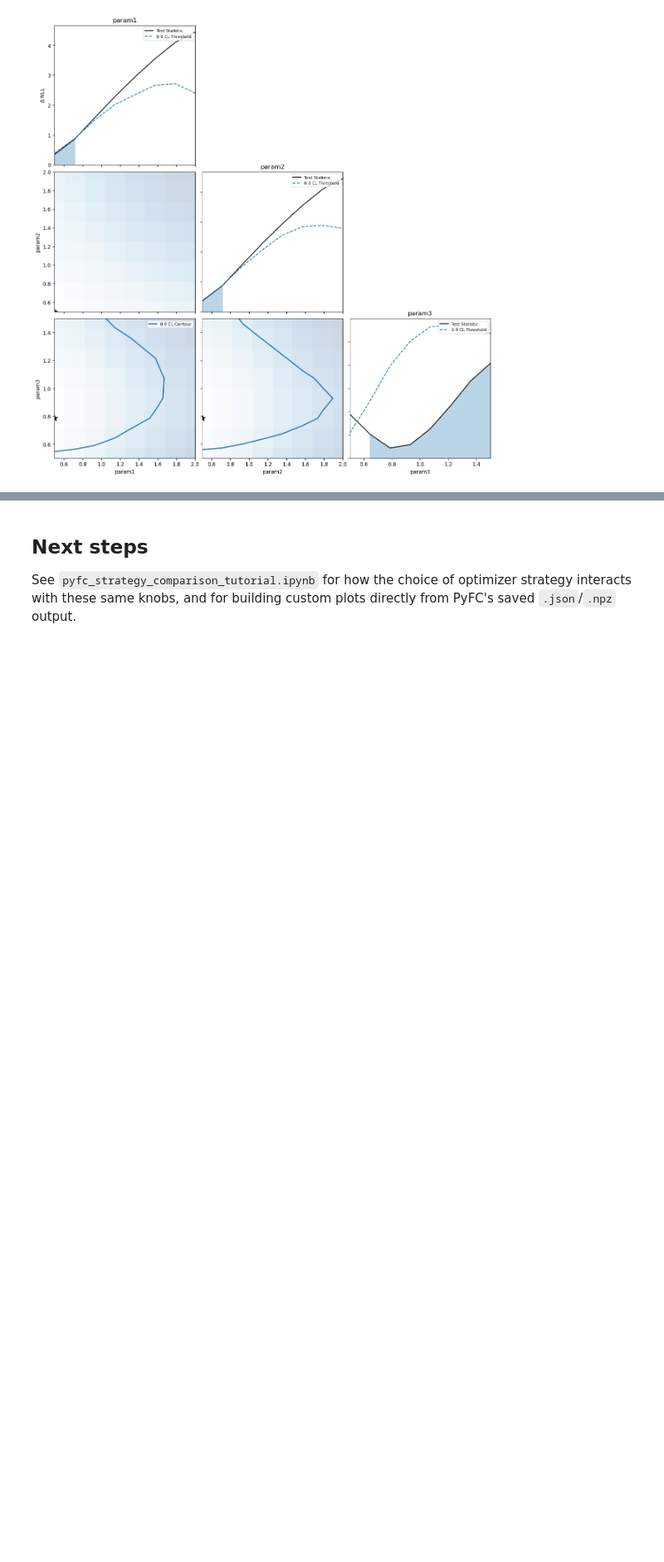
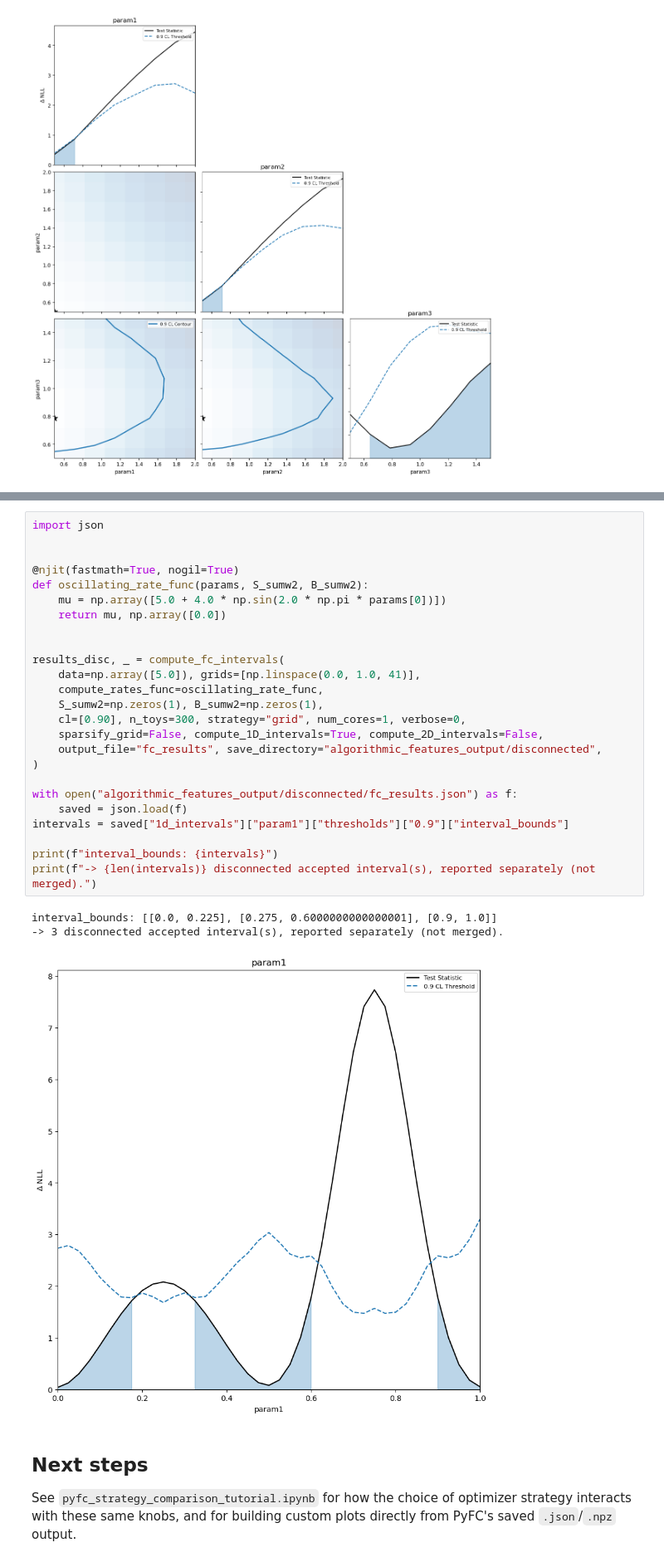
Before and after one commit to mbustama/FeldmanCousins, a Jupyter notebook: examples/pyfc_algorithmic_features_tutorial.ipynb, the cells around one changed output, grey strips where cells are left out. Shown at 83% size. Cells and saved outputs as stored; diff of their text form; blank space fills up the shorter version.

```diff
--- a/examples/pyfc_algorithmic_features_tutorial.ipynb
+++ b/examples/pyfc_algorithmic_features_tutorial.ipynb
@@ -216,3 +231,32 @@ correction than without it. Use a realistic n_toys for any conclusion you rely o
+# %%
+import json
+
+
+@njit(fastmath=True, nogil=True)
+def oscillating_rate_func(params, S_sumw2, B_sumw2):
+    mu = np.array([5.0 + 4.0 * np.sin(2.0 * np.pi * params[0])])
+    return mu, np.array([0.0])
+
+
+results_disc, _ = compute_fc_intervals(
+    data=np.array([5.0]), grids=[np.linspace(0.0, 1.0, 41)],
+    compute_rates_func=oscillating_rate_func,
+    S_sumw2=np.zeros(1), B_sumw2=np.zeros(1),
+    cl=[0.90], n_toys=300, strategy="grid", num_cores=1, verbose=0,
+    sparsify_grid=False, compute_1D_intervals=True, compute_2D_intervals=False,
+    output_file="fc_results", save_directory="algorithmic_features_output/disconnected",
+)
+
+with open("algorithmic_features_output/disconnected/fc_results.json") as f:
+    saved = json.load(f)
+intervals = saved["1d_intervals"]["param1"]["thresholds"]["0.9"]["interval_bounds"]
+
+print(f"interval_bounds: {intervals}")
+print(f"-> {len(intervals)} disconnected accepted interval(s), reported separately (not merged).")
+# %% [output]
+interval_bounds: [[0.0, 0.225], [0.275, 0.6000000000000001], [0.9, 1.0]]
+-> 3 disconnected accepted interval(s), reported separately (not merged).
+[figure, added]
 # %% [markdown]
 ## Next steps
 
```
Also changed, not shown: parts of 2 cells of this notebook, 7 other files.
